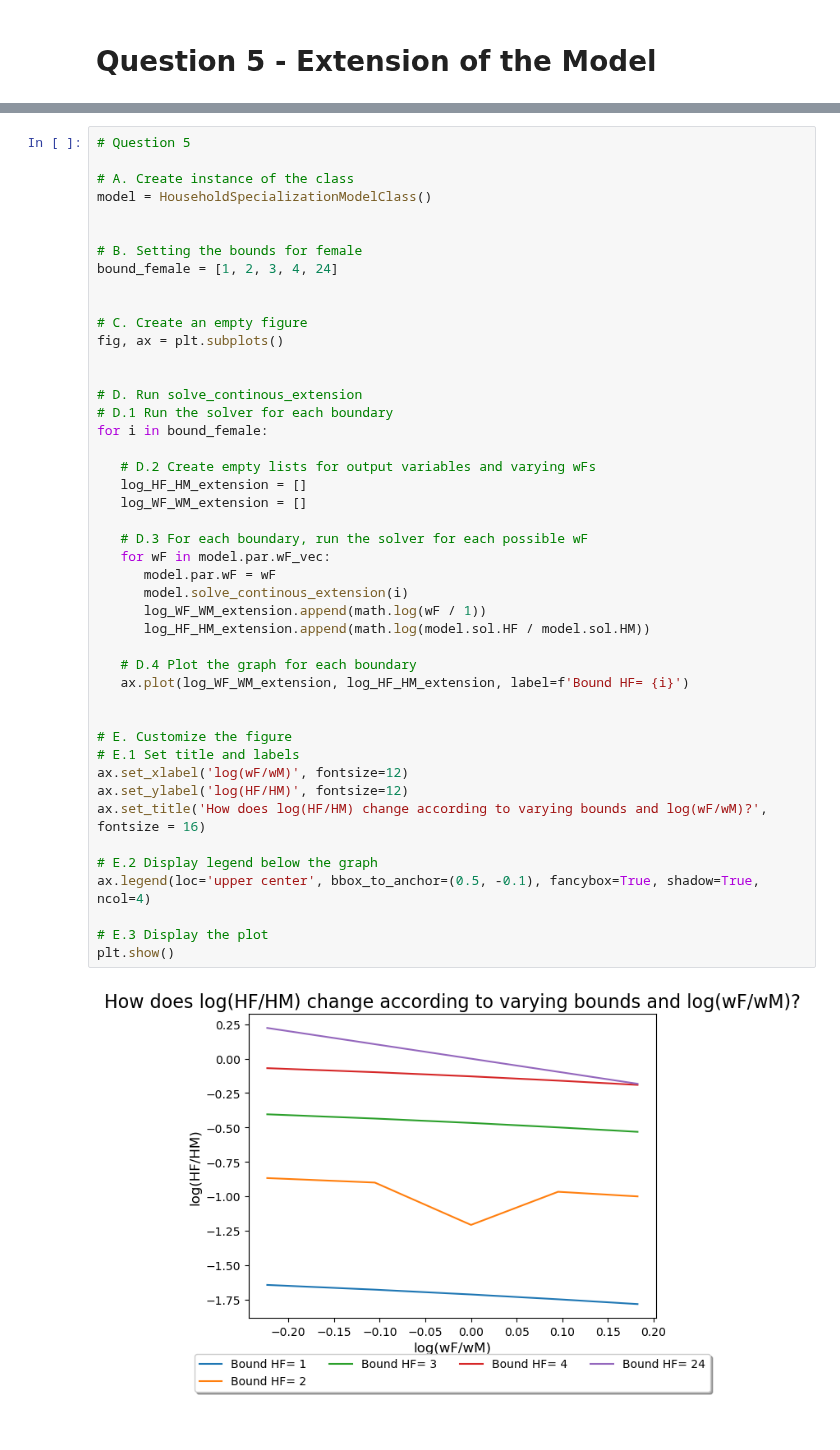
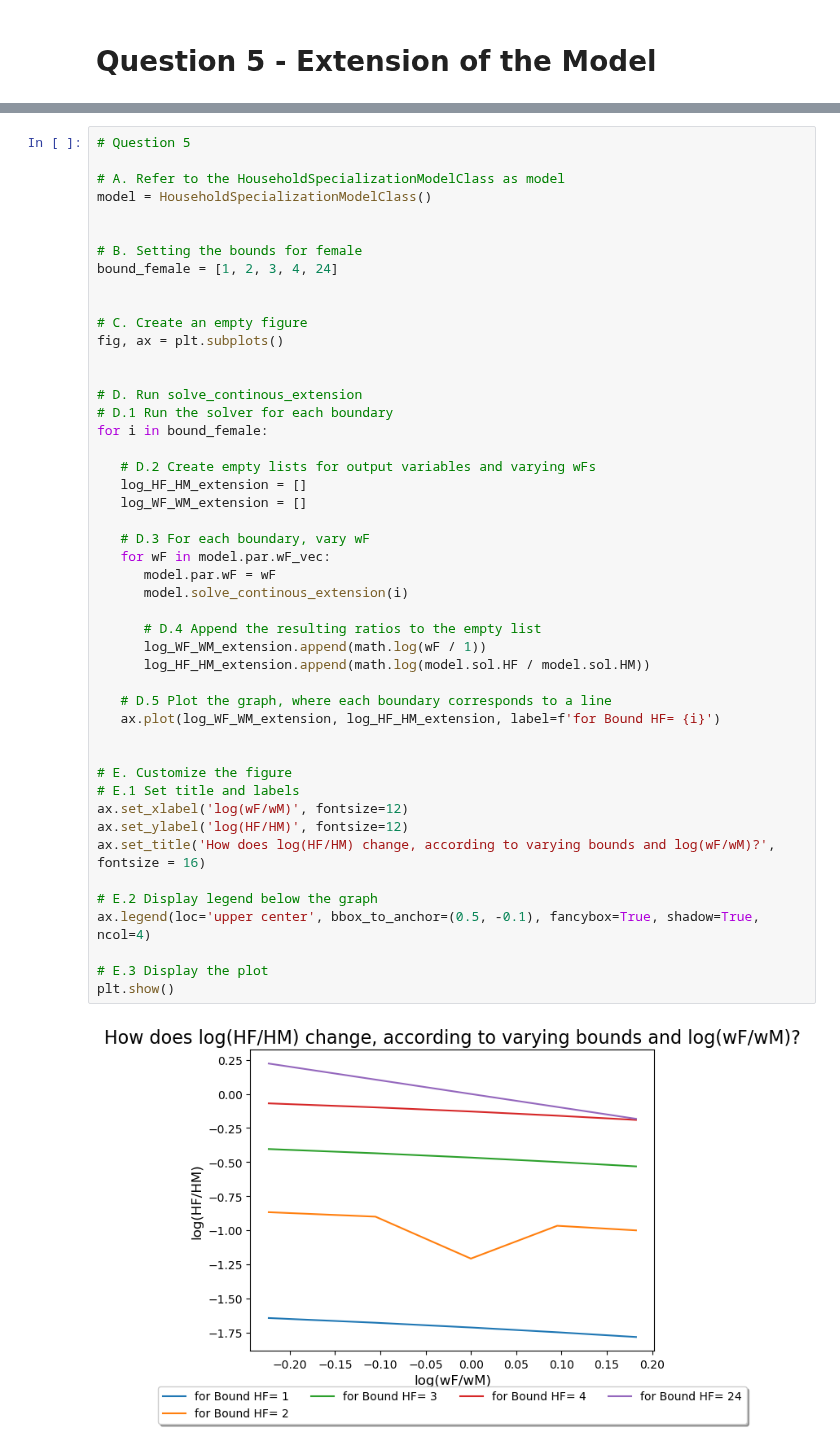
Before and after one commit to NumEconCopenhagen/projects-2023-mes, a Jupyter notebook: inauguralproject/inauguralproject.ipynb, the cells around one changed output, grey strips where cells are left out. Cells and saved outputs as stored; diff of their text form.

```diff
--- a/inauguralproject/inauguralproject.ipynb
+++ b/inauguralproject/inauguralproject.ipynb
@@ -311,7 +311,7 @@ In this case, we set the boundaries for $H_F$ below the optimal $H_F$ from quest
 # %%
 # Question 5
 
-# A. Create instance of the class
+# A. Refer to the HouseholdSpecializationModelClass as model
 model = HouseholdSpecializationModelClass()
 
 
@@ -323,35 +323,37 @@ bound_female = [1, 2, 3, 4, 24]
 fig, ax = plt.subplots()
 
 
 # D. Run solve_continous_extension
 # D.1 Run the solver for each boundary
 for i in bound_female:
 
    # D.2 Create empty lists for output variables and varying wFs
    log_HF_HM_extension = []
    log_WF_WM_extension = []
 
-   # D.3 For each boundary, run the solver for each possible wF
+   # D.3 For each boundary, vary wF
    for wF in model.par.wF_vec:
       model.par.wF = wF
       model.solve_continous_extension(i)
+
+      # D.4 Append the resulting ratios to the empty list
       log_WF_WM_extension.append(math.log(wF / 1))
       log_HF_HM_extension.append(math.log(model.sol.HF / model.sol.HM))
 
-   # D.4 Plot the graph for each boundary
-   ax.plot(log_WF_WM_extension, log_HF_HM_extension, label=f'Bound HF= {i}')
+   # D.5 Plot the graph, where each boundary corresponds to a line
+   ax.plot(log_WF_WM_extension, log_HF_HM_extension, label=f'for Bound HF= {i}')
 
 
 # E. Customize the figure
 # E.1 Set title and labels
 ax.set_xlabel('log(wF/wM)', fontsize=12)
 ax.set_ylabel('log(HF/HM)', fontsize=12)
-ax.set_title('How does log(HF/HM) change according to varying bounds and log(wF/wM)?', fontsize = 16)
+ax.set_title('How does log(HF/HM) change, according to varying bounds and log(wF/wM)?', fontsize = 16)
 
 # E.2 Display legend below the graph
 ax.legend(loc='upper center', bbox_to_anchor=(0.5, -0.1), fancybox=True, shadow=True, ncol=4)
 
 # E.3 Display the plot
 plt.show()
 # %% [output]
-[figure, old version]
+[figure, new version]
```
Also changed, not shown: parts of 11 cells of this notebook, 1 other file.
